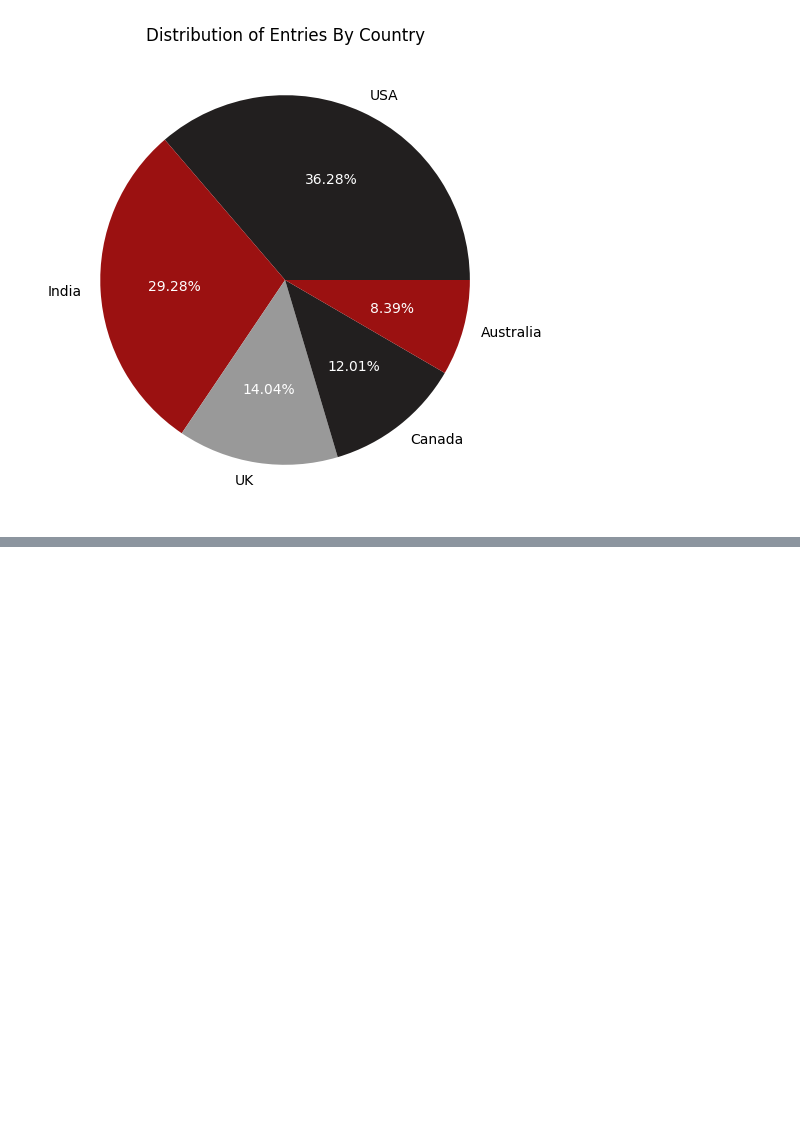
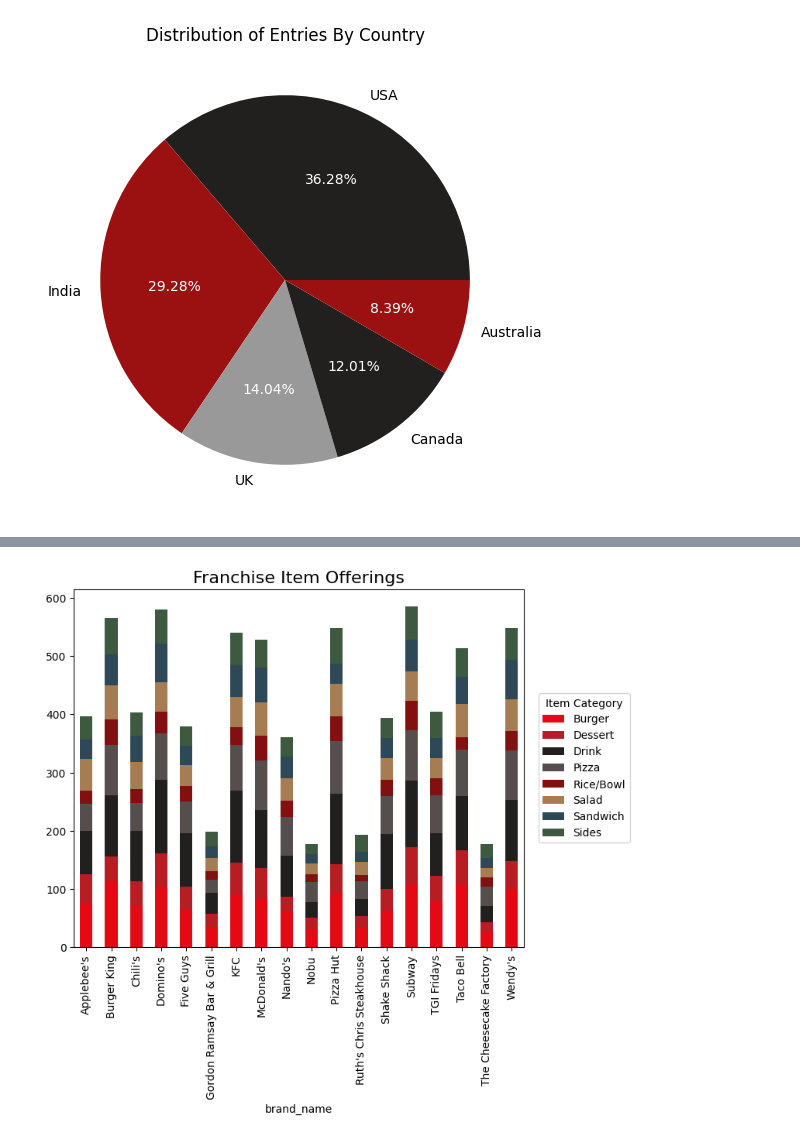
Before and after one commit to cafesmire/notebooks, a Jupyter notebook: global_food/global_food.ipynb, the cells around one changed output, grey strips where cells are left out. Saved outputs shown, nothing was run; the diff lists cells and outputs as text; code cells hidden in the pictures; blank space fills up the shorter version.

```diff
--- a/global_food/global_food.ipynb
+++ b/global_food/global_food.ipynb
@@ -151,0 +121,23 @@ plt.show()
+# %%
+# Items per restaurant
+brand_totals = df.groupby('brand_name').size()
+brand_items = df.groupby(['brand_name', 'item_category']).size().unstack()
+# %%
+cmap = [
+    "#E50914",  # Netflix red
+    "#B81D24",  # deep red
+    "#221F1F",  # near black
+    "#564D4D",  # warm gray
+    "#831010",  # burgundy
+    "#A67C52",  # muted gold
+    "#2F4858",  # blue-gray
+    "#3D5A40",  # muted green
+]
+ax = brand_items.plot(kind='bar', stacked=True, figsize=(10,6), color=cmap)
+box = ax.get_position()
+ax.set_position([box.x0, box.y0, box.width*.75, box.height])
+ax.legend(title='Item Category', loc='center left', bbox_to_anchor=(1.02, 0.5))
+plt.title('Franchise Item Offerings', fontsize=16)
+plt.show()
+# %% [output]
+[figure, added]
```
Also changed, not shown: parts of 9 cells of this notebook.
